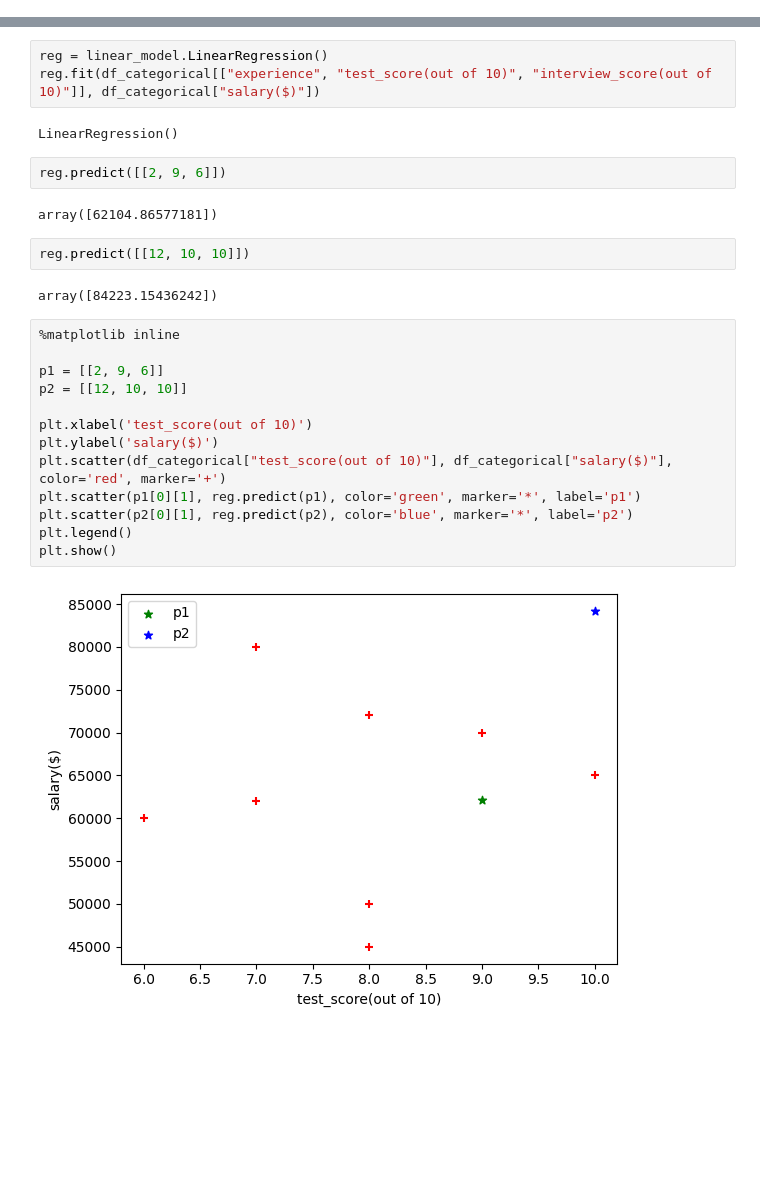
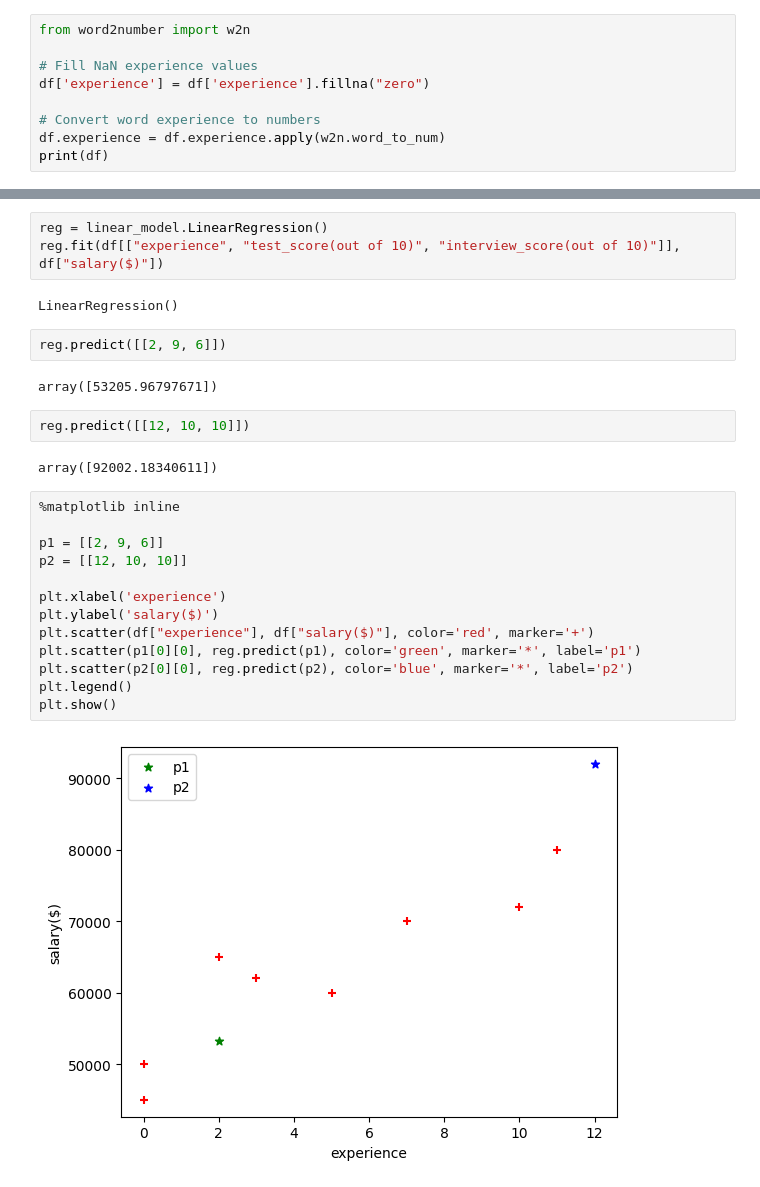
Before and after one commit to josefigarola/ML_Practices, a Jupyter notebook: SimpleConcepts/LR/LinearRegression.ipynb, the cells around one changed output, grey strips where cells are left out. Saved outputs shown, nothing was run; the diff lists cells and outputs as text; blank space fills up the shorter version.

Commit message:
word2num added

```diff
--- a/SimpleConcepts/LR/LinearRegression.ipynb
+++ b/SimpleConcepts/LR/LinearRegression.ipynb
@@ -107,3 +107,12 @@ df
 | 5 | three | 7.0 | 10 | 62000 |
 | 6 | ten | NaN | 7 | 72000 |
 | 7 | eleven | 7.0 | 8 | 80000 |
+# %%
+from word2number import w2n
+
+# Fill NaN experience values
+df['experience'] = df['experience'].fillna("zero")
+
+# Convert word experience to numbers
+df.experience = df.experience.apply(w2n.word_to_num)
+print(df)
@@ -156,29 +154,29 @@ plt.scatter(df_categorical["test_score(out of 10)"], df_categorical["salary($)"]
 [figure]
 # %%
 reg = linear_model.LinearRegression()
-reg.fit(df_categorical[["experience", "test_score(out of 10)", "interview_score(out of 10)"]], df_categorical["salary($)"])
+reg.fit(df[["experience", "test_score(out of 10)", "interview_score(out of 10)"]], df["salary($)"])
 # %% [output]
 LinearRegression()
 # %%
 reg.predict([[2, 9, 6]])
 # %% [output]
-array([62104.86577181])
+array([53205.96797671])
 # %%
 reg.predict([[12, 10, 10]])
 # %% [output]
-array([84223.15436242])
+array([92002.18340611])
 # %%
 %matplotlib inline
 
 p1 = [[2, 9, 6]]
 p2 = [[12, 10, 10]]
 
-plt.xlabel('test_score(out of 10)')
+plt.xlabel('experience')
 plt.ylabel('salary($)')
-plt.scatter(df_categorical["test_score(out of 10)"], df_categorical["salary($)"], color='red', marker='+')
-plt.scatter(p1[0][1], reg.predict(p1), color='green', marker='*', label='p1')
-plt.scatter(p2[0][1], reg.predict(p2), color='blue', marker='*', label='p2')
+plt.scatter(df["experience"], df["salary($)"], color='red', marker='+')
+plt.scatter(p1[0][0], reg.predict(p1), color='green', marker='*', label='p1')
+plt.scatter(p2[0][0], reg.predict(p2), color='blue', marker='*', label='p2')
 plt.legend()
 plt.show()
 # %% [output]
-[figure, old version]
+[figure, new version]
```
Also changed, not shown: parts of 4 cells of this notebook.
